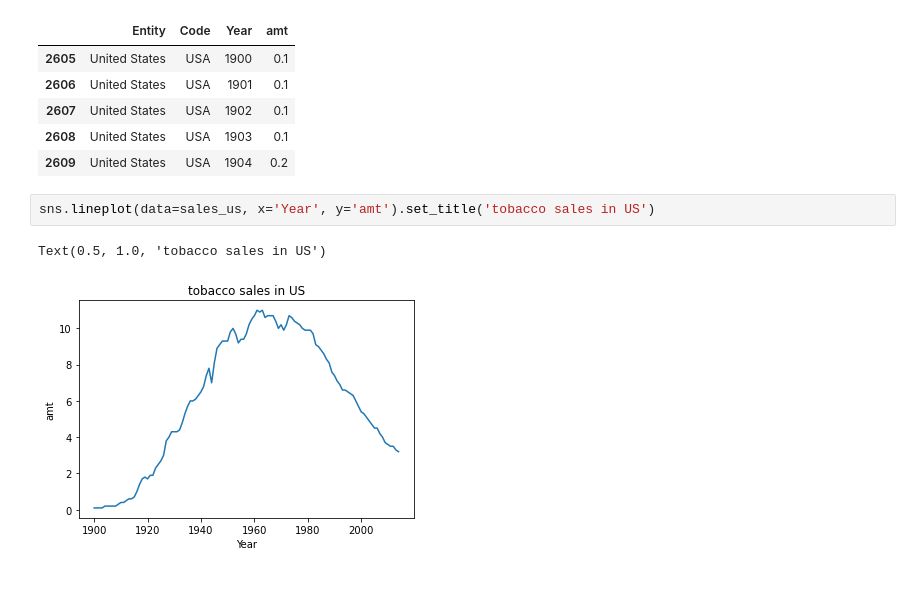
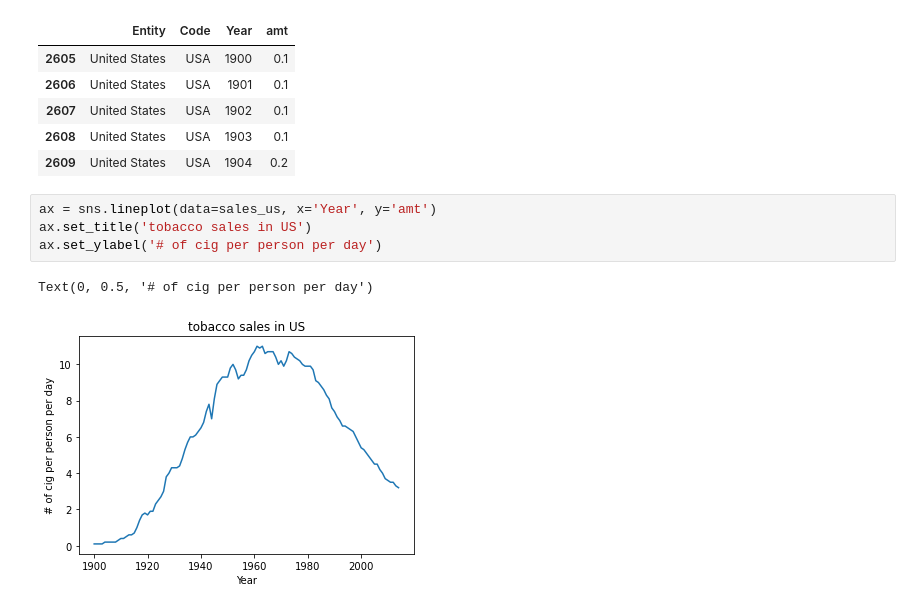
Before and after one commit to Cambn/Data-Open-2021-Central, a Jupyter notebook: tobacco_overview_EDA.ipynb, the cells around one changed output. Drawn from its saved outputs; the diff is of its cells as text.

```diff
--- a/tobacco_overview_EDA.ipynb
+++ b/tobacco_overview_EDA.ipynb
@@ -42,7 +45,9 @@ sales_us.head()
 | 2608 | United States | USA | 1903 | 0.1 |
 | 2609 | United States | USA | 1904 | 0.2 |
 # %%
-sns.lineplot(data=sales_us, x='Year', y='amt').set_title('tobacco sales in US')
+ax = sns.lineplot(data=sales_us, x='Year', y='amt')
+ax.set_title('tobacco sales in US')
+ax.set_ylabel('# of cig per person per day')
 # %% [output]
-Text(0.5, 1.0, 'tobacco sales in US')
+Text(0, 0.5, '# of cig per person per day')
-[figure, old version]
+[figure, new version]
```
Also changed, not shown: parts of 1 cell of this notebook, 9 other files.
